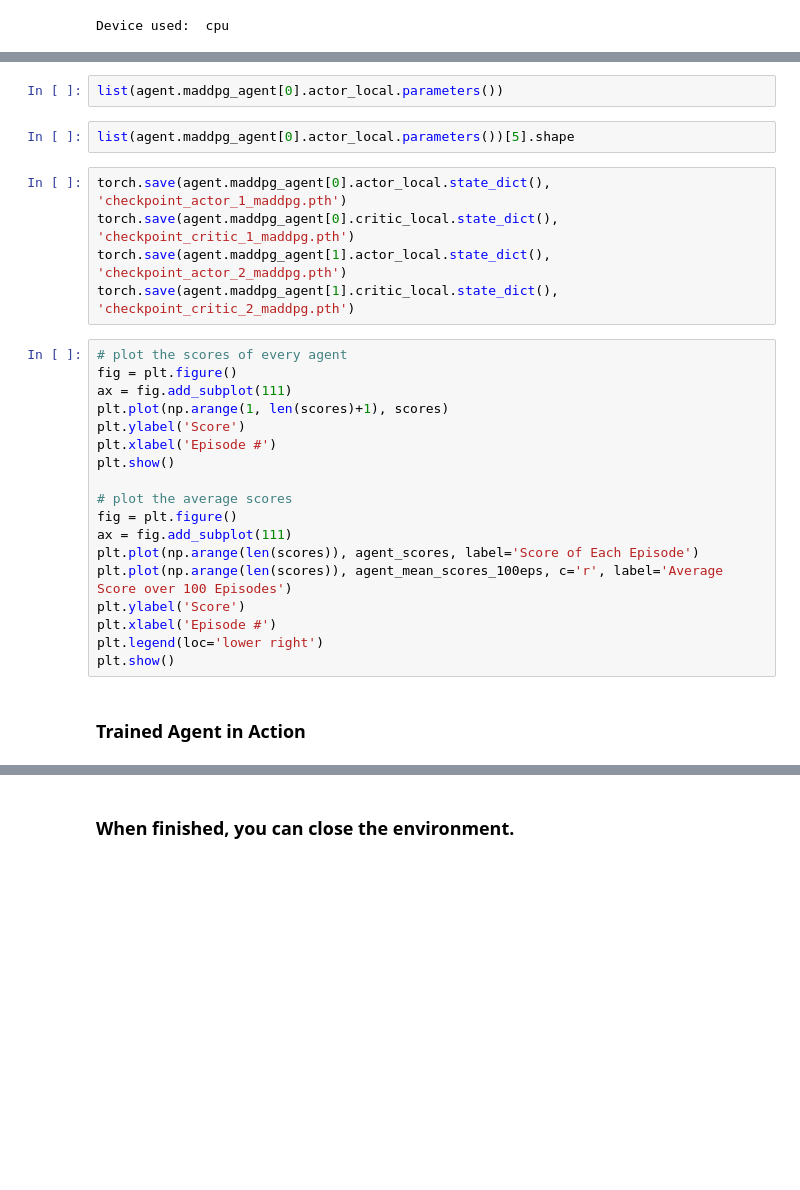
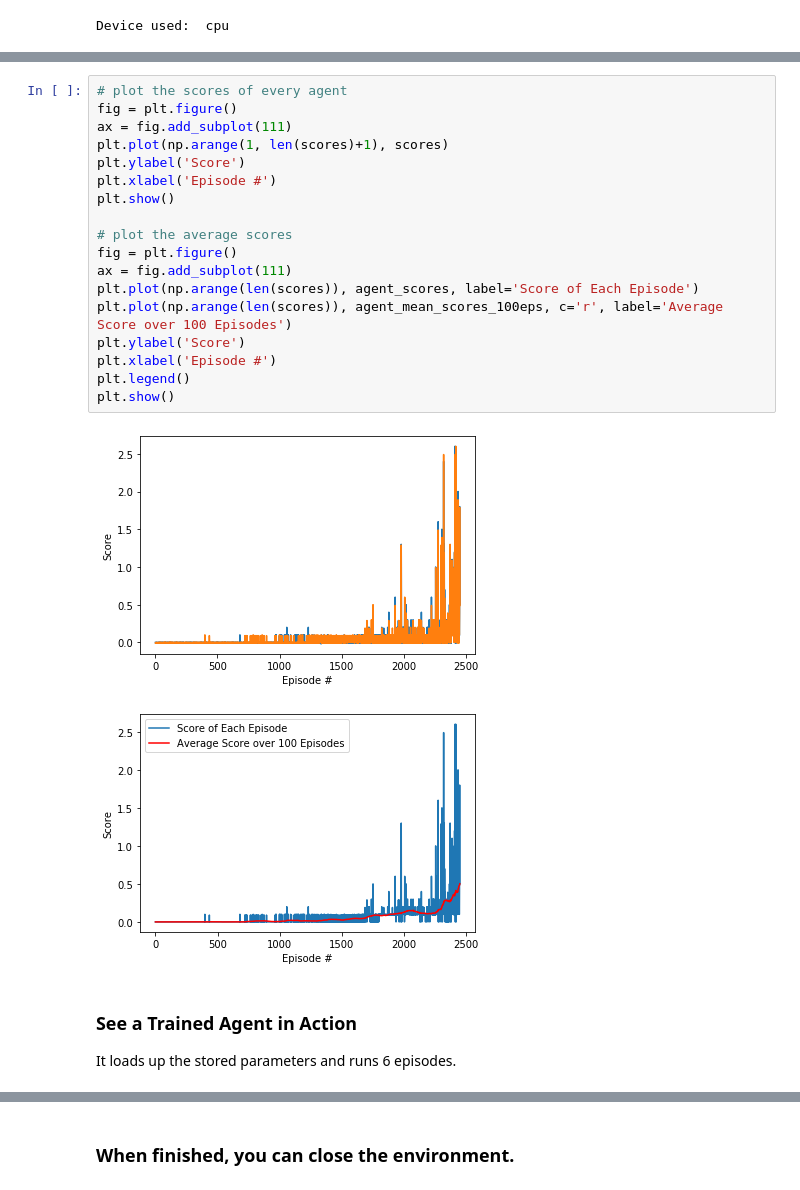
Before and after one commit to hyperZoro/DRLND_projects, a Jupyter notebook: p3_collab-compet/Report.ipynb, the cells around one changed output, grey strips where cells are left out. Drawn from its saved outputs; the diff is of its cells as text; blank space fills up the shorter version.

```diff
--- a/p3_collab-compet/Report.ipynb
+++ b/p3_collab-compet/Report.ipynb
@@ -141,30 +142,25 @@ KeyboardInterrupt:
-# %%
-list(agent.maddpg_agent[0].actor_local.parameters())
-# %%
-list(agent.maddpg_agent[0].actor_local.parameters())[5].shape
-# %%
-torch.save(agent.maddpg_agent[0].actor_local.state_dict(), 'checkpoint_actor_1_maddpg.pth')
-torch.save(agent.maddpg_agent[0].critic_local.state_dict(), 'checkpoint_critic_1_maddpg.pth')
-torch.save(agent.maddpg_agent[1].actor_local.state_dict(), 'checkpoint_actor_2_maddpg.pth')
-torch.save(agent.maddpg_agent[1].critic_local.state_dict(), 'checkpoint_critic_2_maddpg.pth')
 # %%
 # plot the scores of every agent
 fig = plt.figure()
 ax = fig.add_subplot(111)
 plt.plot(np.arange(1, len(scores)+1), scores)
 plt.ylabel('Score')
 plt.xlabel('Episode #')
 plt.show()
 
 # plot the average scores
 fig = plt.figure()
 ax = fig.add_subplot(111)
 plt.plot(np.arange(len(scores)), agent_scores, label='Score of Each Episode')
 plt.plot(np.arange(len(scores)), agent_mean_scores_100eps, c='r', label='Average Score over 100 Episodes')
 plt.ylabel('Score')
 plt.xlabel('Episode #')
-plt.legend(loc='lower right')
+plt.legend()
 plt.show()
+# %% [output]
+[figure, added]
+[figure, added]
 # %% [markdown]
-### Trained Agent in Action
+### See a Trained Agent in Action
+It loads up the stored parameters and runs 6 episodes.
 # %%
```
Also changed, not shown: parts of 2 cells of this notebook, 2 other files.
